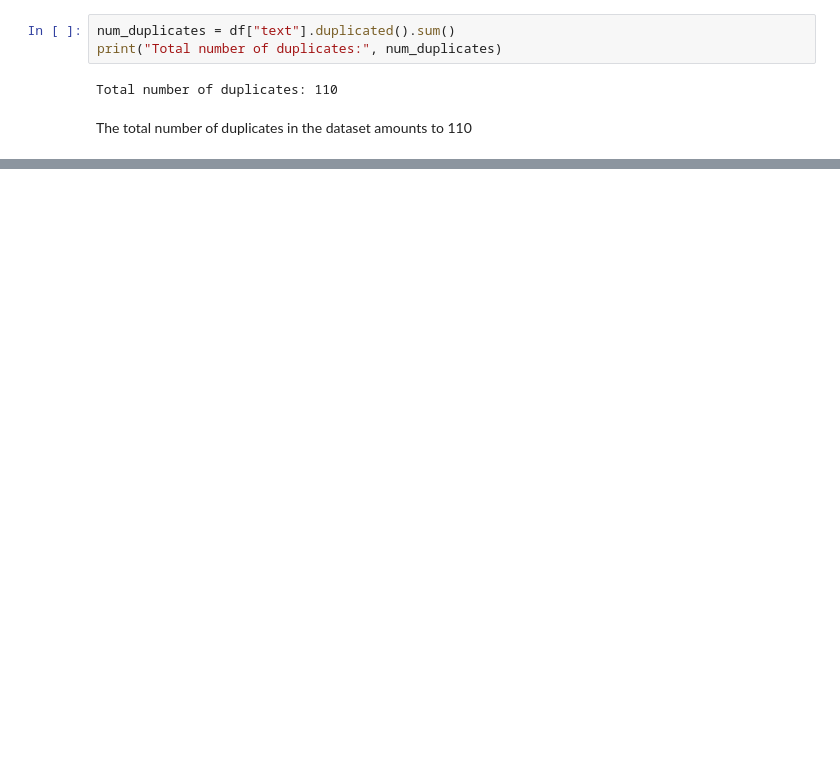
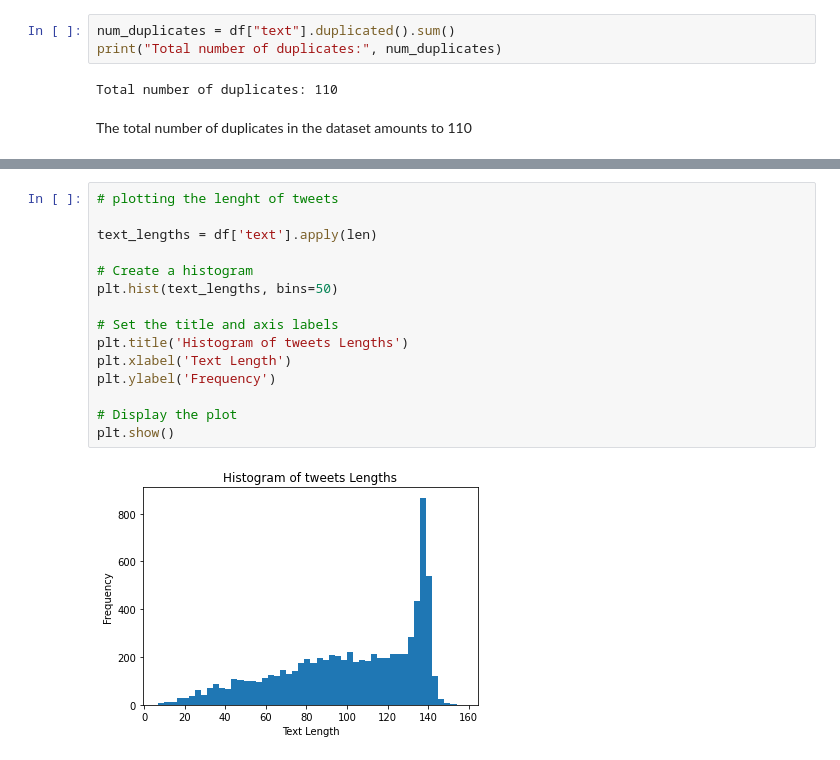
Before and after one commit to tommasomncttn/EffectiveEssayWithNLP, a Jupyter notebook: preprocessing/ExploratoryDataAnalysis.ipynb, the cells around one changed output, grey strips where cells are left out. Saved outputs shown, nothing was run; the diff lists cells and outputs as text; blank space fills up the shorter version.

```diff
--- a/preprocessing/ExploratoryDataAnalysis.ipynb
+++ b/preprocessing/ExploratoryDataAnalysis.ipynb
@@ -193,0 +247,17 @@ The total number of duplicates in the dataset amounts to 110
+# %%
+# plotting the lenght of tweets
+
+text_lengths = df['text'].apply(len)
+
+# Create a histogram
+plt.hist(text_lengths, bins=50)
+
+# Set the title and axis labels
+plt.title('Histogram of tweets Lengths')
+plt.xlabel('Text Length')
+plt.ylabel('Frequency')
+
+# Display the plot
+plt.show()
+# %% [output]
+[figure, added]
```
Also changed, not shown: parts of 7 cells of this notebook.
